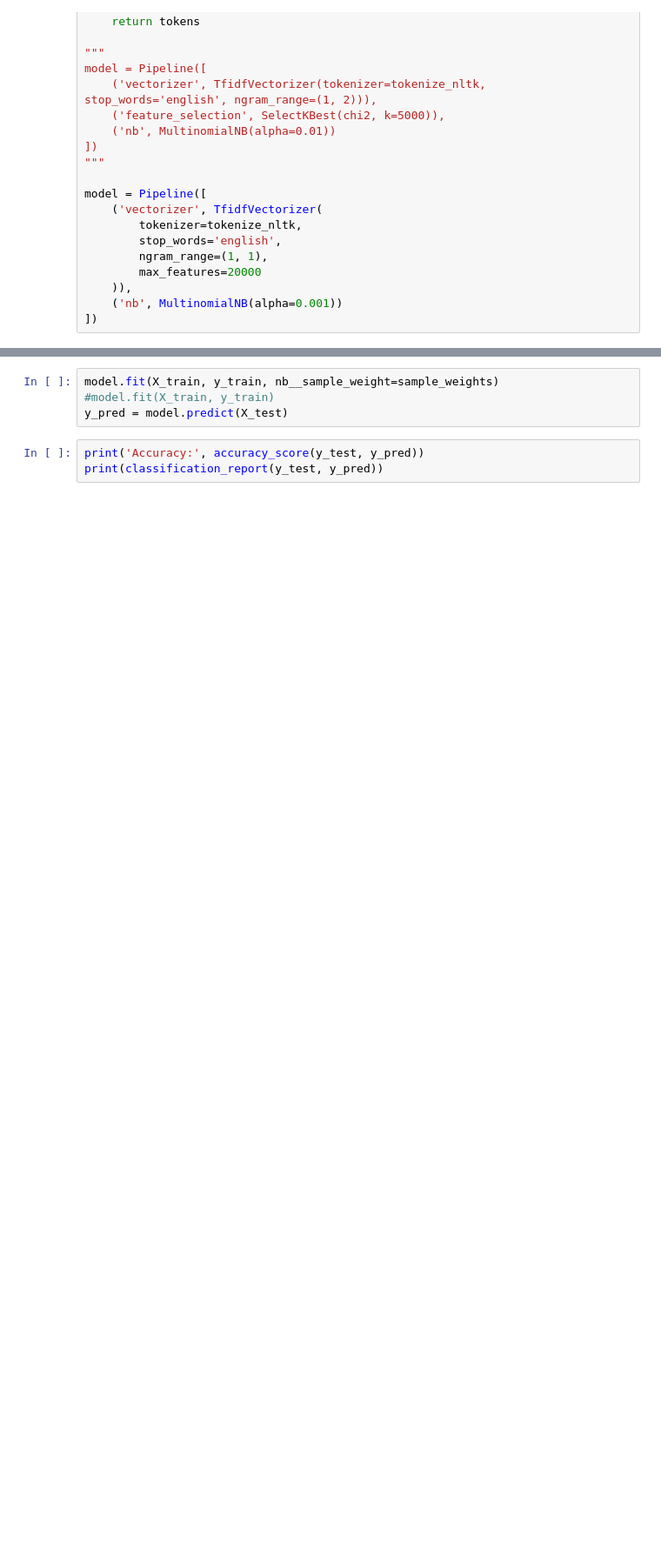
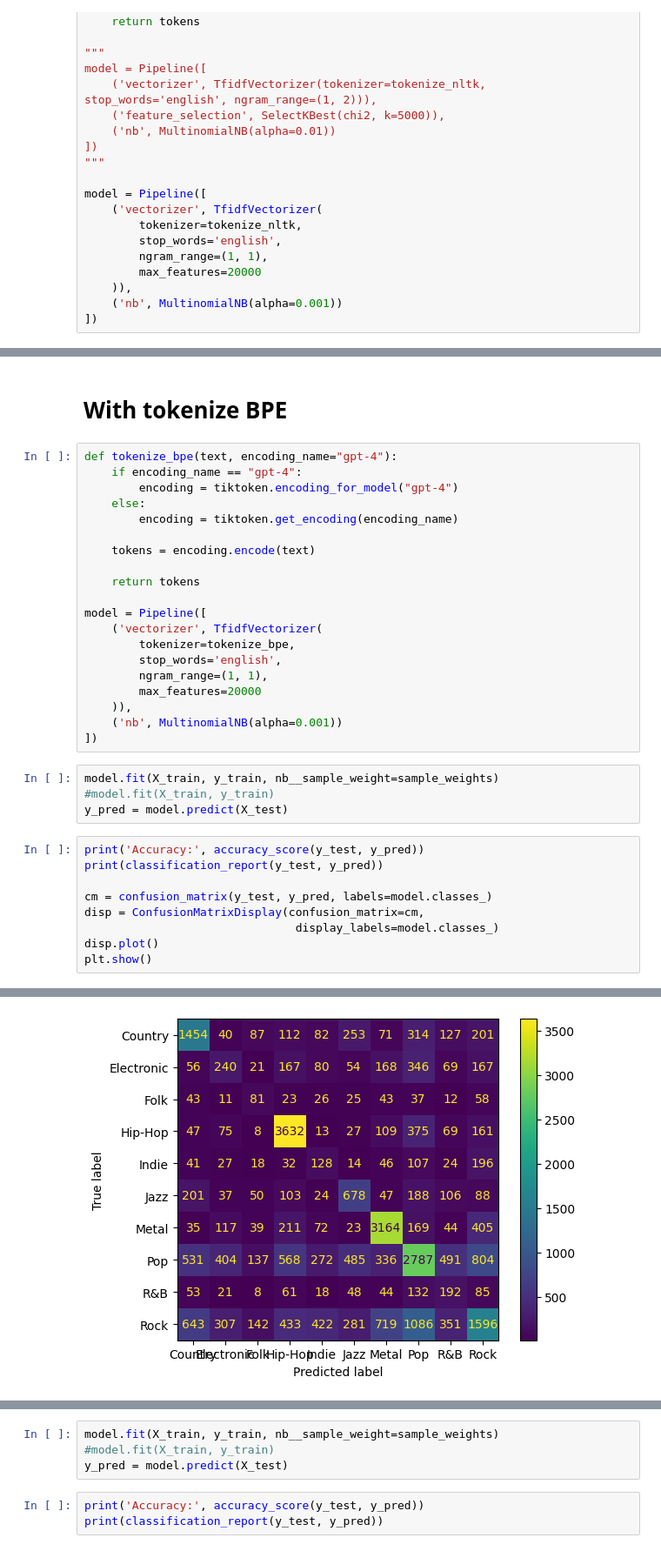
Before and after one commit to palhart/nlp-project, a Jupyter notebook: src/naives_bayesien.ipynb, the cells around one changed output, grey strips where cells are left out. Shown at 87% size. Drawn from its saved outputs; the diff is of its cells as text; blank space fills up the shorter version.

```diff
--- a/src/naives_bayesien.ipynb
+++ b/src/naives_bayesien.ipynb
@@ -142,0 +199,36 @@ KeyboardInterrupt:
+# %% [markdown]
+# With tokenize BPE
+# %%
+def tokenize_bpe(text, encoding_name="gpt-4"):
+    if encoding_name == "gpt-4":
+        encoding = tiktoken.encoding_for_model("gpt-4")
+    else:
+        encoding = tiktoken.get_encoding(encoding_name)
+
+    tokens = encoding.encode(text)
+
+    return tokens
+
+model = Pipeline([
+    ('vectorizer', TfidfVectorizer(
+        tokenizer=tokenize_bpe,
+        stop_words='english',
+        ngram_range=(1, 1),
+        max_features=20000
+    )),
+    ('nb', MultinomialNB(alpha=0.001))
+])
+# %%
+model.fit(X_train, y_train, nb__sample_weight=sample_weights)
+#model.fit(X_train, y_train)
+y_pred = model.predict(X_test)
+# %%
+print('Accuracy:', accuracy_score(y_test, y_pred))
+print(classification_report(y_test, y_pred))
+
+cm = confusion_matrix(y_test, y_pred, labels=model.classes_)
+disp = ConfusionMatrixDisplay(confusion_matrix=cm,
+                               display_labels=model.classes_)
+disp.plot()
+plt.show()
+# %% [output]
@@ -142,0 +252 @@ KeyboardInterrupt:
+[figure, added]
```
Also changed, not shown: parts of 38 cells of this notebook.
